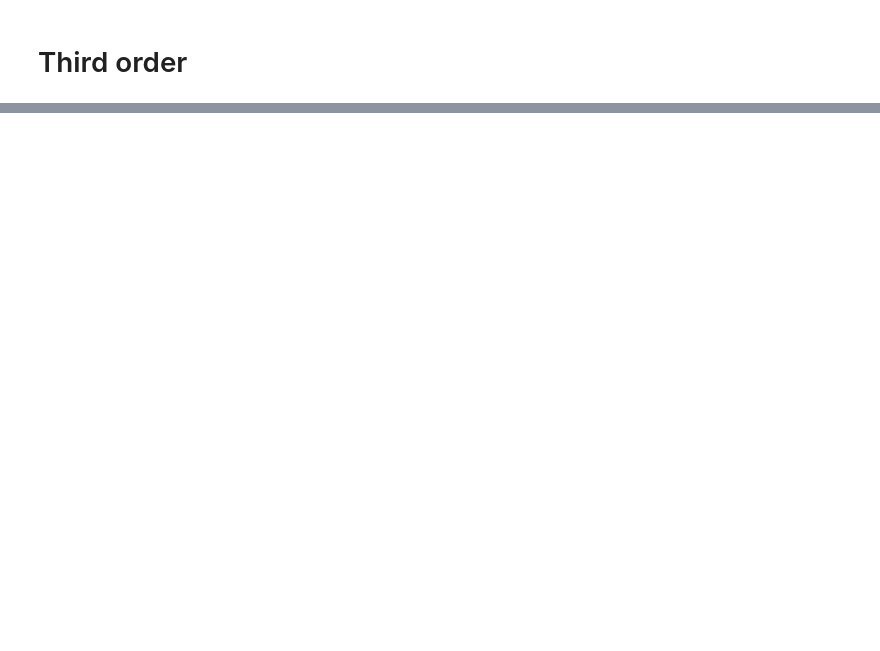
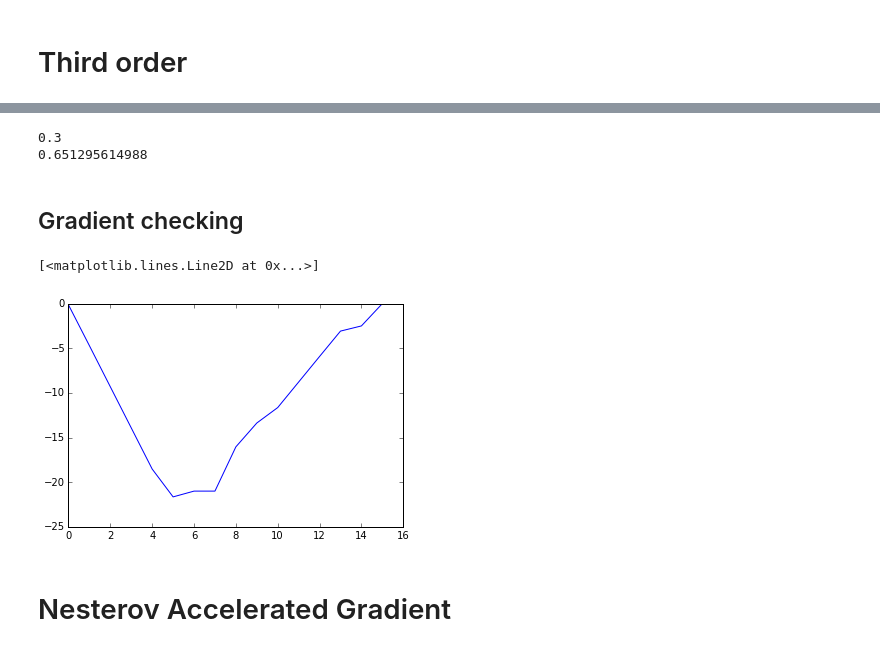
Before and after one commit to achab/nphc, a Jupyter notebook: notebooks/test_cumulant.ipynb, the cells around one changed output, grey strips where cells are left out. Cells and saved outputs as stored; diff of their text form; code cells hidden in the pictures; blank space fills up the shorter version.

```diff
--- a/notebooks/test_cumulant.ipynb
+++ b/notebooks/test_cumulant.ipynb
@@ -244,0 +208,2 @@ print(rel_err(K,np.zeros_like(K)))
+# %%
+hMax_ = hMax*.4
@@ -244,0 +234,13 @@ print(rel_err(K,np.zeros_like(K)))
+# %%
+objective = lambda R: np.linalg.norm(K_emp - get_K(L,C_theory,R))**2 / (2.*d**3)
+#objective = lambda R: np.linalg.norm(K_emp - get_K(L,second_cumul,R))**2
+# %%
+from scipy.optimize import fmin_l_bfgs_b
+res = fmin_l_bfgs_b(objective,np.random.rand(d**2),approx_grad=1)
+R_final = res[0].reshape(d,d)
+# %%
+print(rel_err(R_truth,np.zeros((d,d))))
+print(rel_err(R_truth,R_final))
+# %% [output]
+0.3
+0.651295614988
@@ -244,0 +270,34 @@ print(rel_err(K,np.zeros_like(K)))
+# %% [markdown]
+## Gradient checking
+# %%
+def simple_obj(R):
+    K = get_K(L,C_theory,R)
+    return .5*np.linalg.norm(K)**2/(d**3)
+
+def simple_grad(R_):
+    K = get_K(L,C_theory,R_)
+    grad_lines = np.einsum('im,jm->ijm',R_,C_theory)
+    grad_lines += np.einsum('im,jm->ijm',C_theory,R_)
+    grad_lines -= 2*np.einsum('m,im,jm->ijm',L,R_,R_)
+    res = np.einsum('ijk,ijm->km',K,grad_lines)
+    res += np.einsum('ijk,ikm->jm',K,grad_lines)
+    res += np.einsum('ijk,jkm->im',K,grad_lines)
+    return res / (d**3)
+# %%
+R0 = np.random.rand(d**2).reshape(d,d)
+rand_mat = np.zeros((d,d))
+a,b = np.random.randint(d), np.random.randint(d)
+rand_mat[a,b] += 1.
+i,j,k = np.random.randint(d), np.random.randint(d), np.random.randint(d)
+erreur = []
+res2 = np.einsum('ij,ij',simple_grad(R0),rand_mat)
+for u in np.arange(0,-16,-1):
+    eps = 10 ** u
+    res1 = (simple_obj(R0+eps*rand_mat)-simple_obj(R0-eps*rand_mat))/(2*eps)
+    erreur.append(abs(res1-res2)/abs(res2))
+plt.plot(np.log(erreur))
+# %% [output]
+[<matplotlib.lines.Line2D at 0x...>]
+[figure, added]
+# %% [markdown]
+# Nesterov Accelerated Gradient
```
Also changed, not shown: parts of 33 cells of this notebook, 3 other files.
